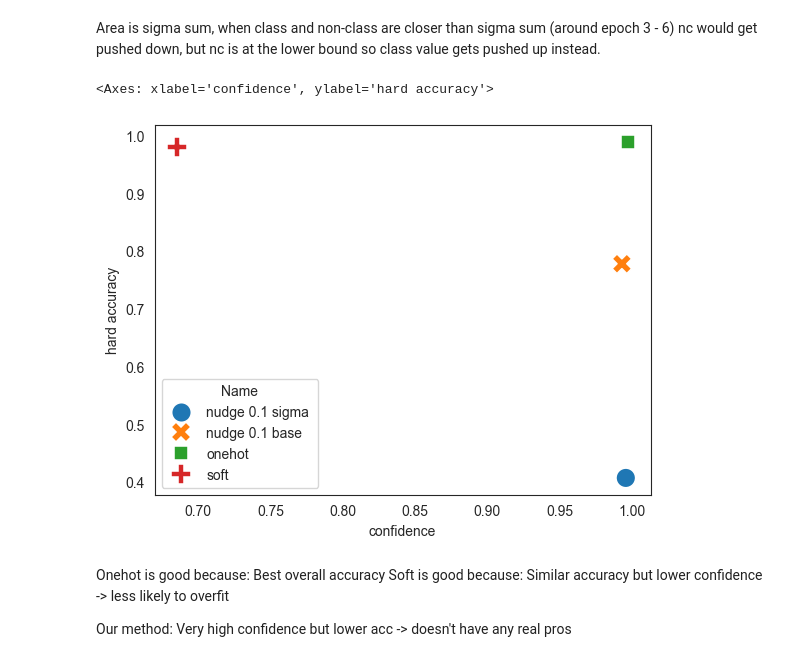
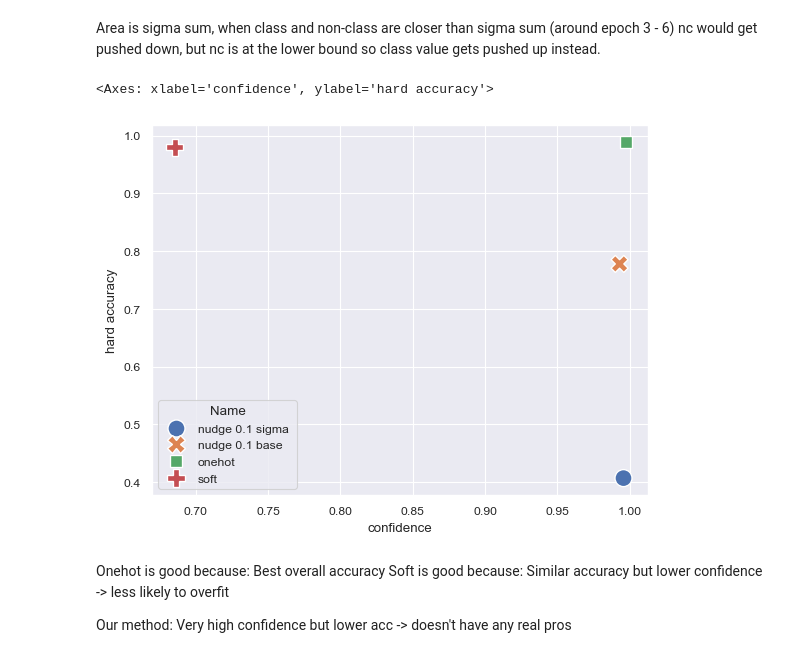
Before and after one commit to Zitronekoma30/nc-target-values, a Jupyter notebook: graphs/vis.ipynb, the cells around one changed output. Cells and saved outputs as stored; diff of their text form; code cells hidden in the pictures.

```diff
--- a/graphs/vis.ipynb
+++ b/graphs/vis.ipynb
@@ -34,6 +34,7 @@ print(df_long.head(10))
 print("\nUnique types:")
 print(df_long['type'].unique()[:10])  # Show first 10 types
 
+sns.set_theme("paper")
 sns.lineplot(data=df_long[(df_long["type"]=="nudge 0.1 sigma  - class value (0)") | (df_long["type"]=="nudge 0.1 sigma  - non-class value (0)")], x="epoch", y="value", style="type")
 
 import matplotlib.pyplot as plt
@@ -83,19 +84,21 @@ Area is sigma sum, when class and non-class are closer than sigma sum (around ep
 # %%
 import pandas as pd
 import numpy as np
 import seaborn as sns
 import matplotlib.pyplot as plt
 
 hvc = pd.read_csv("./data/accvconfidence.csv")
 
 hvc = hvc.drop(columns=["_wandb"])
 hvc.head()
 
-sns.set_style("white")
-sns.scatterplot(data=hvc, x="confidence", y="hard accuracy", style="Name", hue="Name", s=200)
+#sns.set_style("white")
+sns.set_theme("paper")
+#sns.set_palette("colorblind")
+sns.scatterplot(data=hvc, x="confidence", y="hard accuracy", style="Name", hue="Name", s=150)
 # %% [output]
 <Axes: xlabel='confidence', ylabel='hard accuracy'>
-[figure, old version]
+[figure, new version]
 # %% [markdown]
 Onehot is good because: Best overall accuracy
 Soft is good because: Similar accuracy but lower confidence -> less likely to overfit
```
Also changed, not shown: parts of 1 cell of this notebook.
